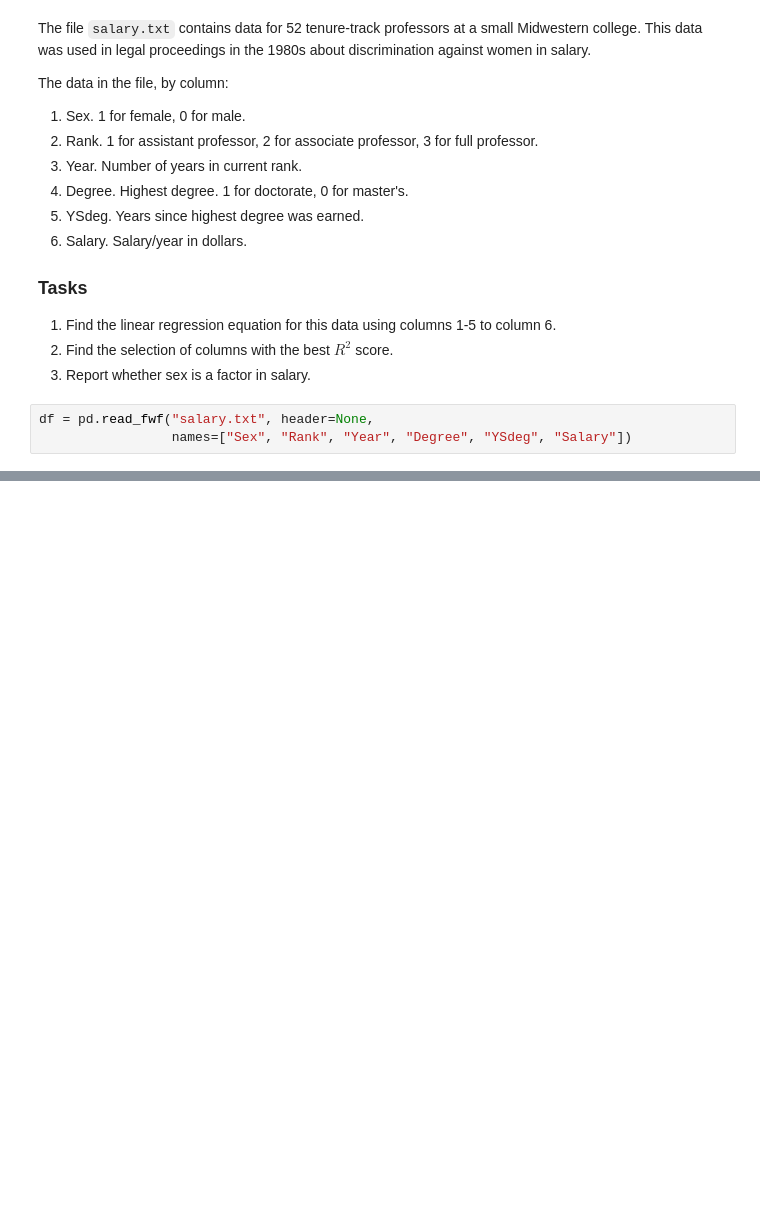
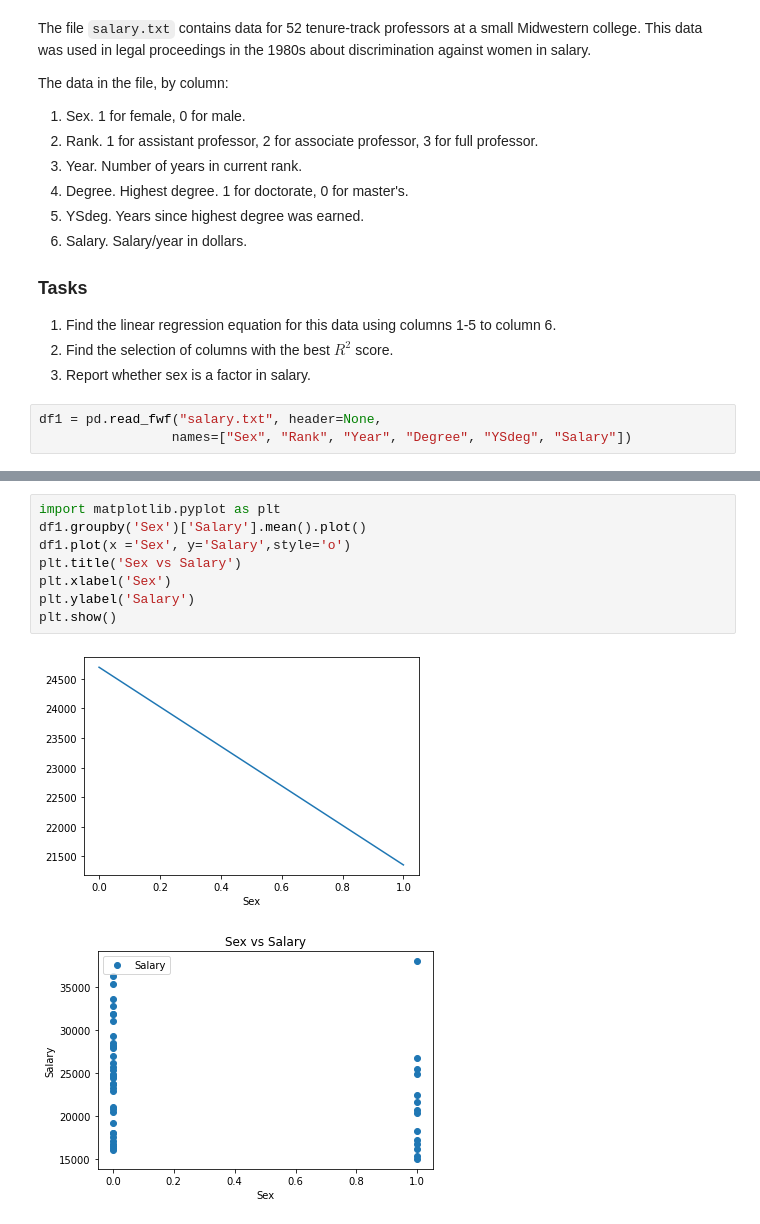
Before and after one commit to Vigneshkumarcvk/Python, a Jupyter notebook: Copy_of_Assignment5_6_7.ipynb, the cells around one changed output, grey strips where cells are left out. Saved outputs shown, nothing was run; the diff lists cells and outputs as text; blank space fills up the shorter version.

```diff
--- a/Copy_of_Assignment5_6_7.ipynb
+++ b/Copy_of_Assignment5_6_7.ipynb
@@ -399,6 +376,6 @@ The data in the file, by column:
 2. Find the selection of columns with the best $R^2$ score.
 3. Report whether sex is a factor in salary.
 # %%
-df = pd.read_fwf("salary.txt", header=None,
+df1 = pd.read_fwf("salary.txt", header=None,
                  names=["Sex", "Rank", "Year", "Degree", "YSdeg", "Salary"])
 # %%
@@ -448,0 +478,11 @@ df.corr()
+# %%
+import matplotlib.pyplot as plt
+df1.groupby('Sex')['Salary'].mean().plot()
+df1.plot(x ='Sex', y='Salary',style='o')
+plt.title('Sex vs Salary')
+plt.xlabel('Sex')
+plt.ylabel('Salary')
+plt.show()
+# %% [output]
+[figure, added]
+[figure, added]
```
Also changed, not shown: parts of 49 cells of this notebook.
